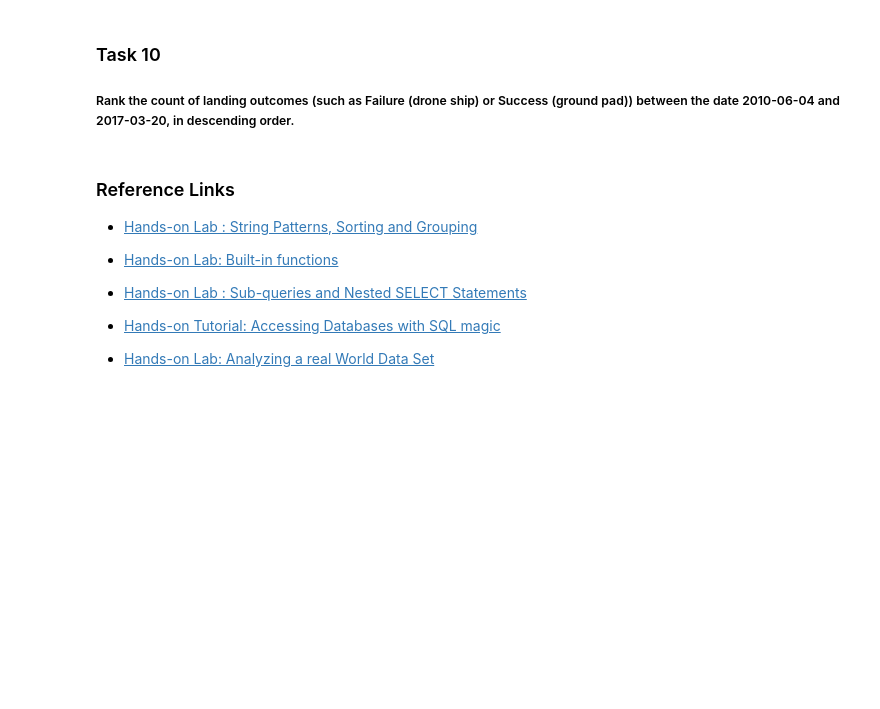
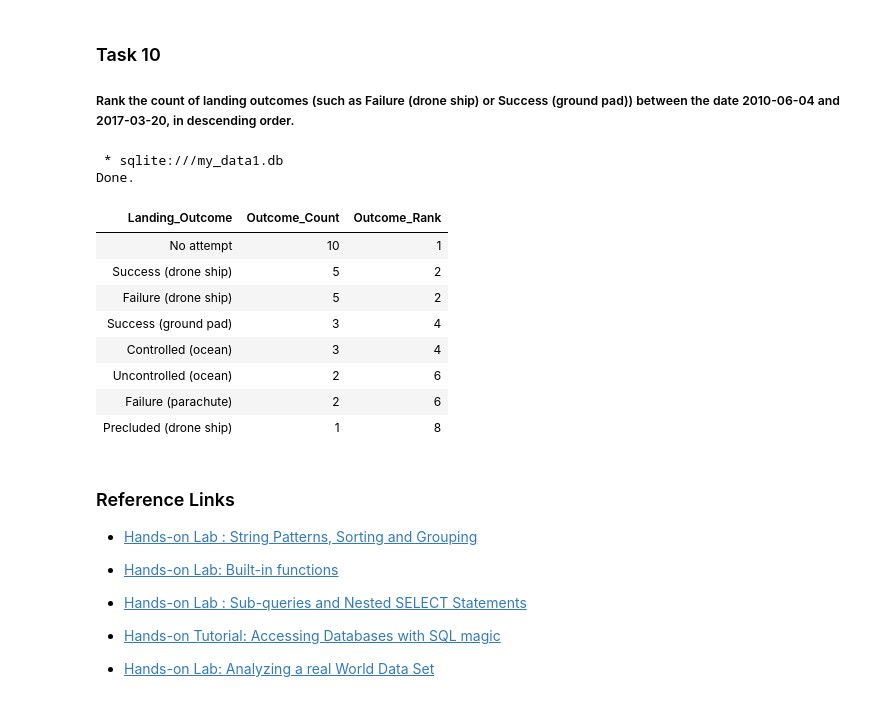
Before and after one commit to mohamedhasssan/IBMCapstone, a Jupyter notebook: jupyter-labs-eda-sql-coursera_sqllite.ipynb, the cells around one changed output. Drawn from its saved outputs; the diff is of its cells as text; code cells hidden in the pictures; blank space fills up the shorter version.

```diff
--- a/jupyter-labs-eda-sql-coursera_sqllite.ipynb
+++ b/jupyter-labs-eda-sql-coursera_sqllite.ipynb
@@ -293,6 +314,33 @@ Done.
 
 
 ##### Rank the count of landing outcomes (such as Failure (drone ship) or Success (ground pad)) between the date 2010-06-04 and 2017-03-20, in descending order.
+# %%
+%%sql
+
+SELECT
+    Landing_Outcome,
+    COUNT(*) AS Outcome_Count,
+    RANK() OVER (ORDER BY COUNT(*) DESC) AS Outcome_Rank
+FROM
+    SPACEXTABLE
+WHERE
+    Date BETWEEN '2010-06-04' AND '2017-03-20'
+GROUP BY
+    Landing_Outcome
+ORDER BY
+    Outcome_Count DESC;
+# %% [output]
+ * sqlite:///my_data1.db
+Done.
+| Landing_Outcome | Outcome_Count | Outcome_Rank |
+| No attempt | 10 | 1 |
+| Success (drone ship) | 5 | 2 |
+| Failure (drone ship) | 5 | 2 |
+| Success (ground pad) | 3 | 4 |
+| Controlled (ocean) | 3 | 4 |
+| Uncontrolled (ocean) | 2 | 6 |
+| Failure (parachute) | 2 | 6 |
+| Precluded (drone ship) | 1 | 8 |
 # %% [markdown]
 ### Reference Links
 
```
Also changed, not shown: parts of 5 cells of this notebook.
